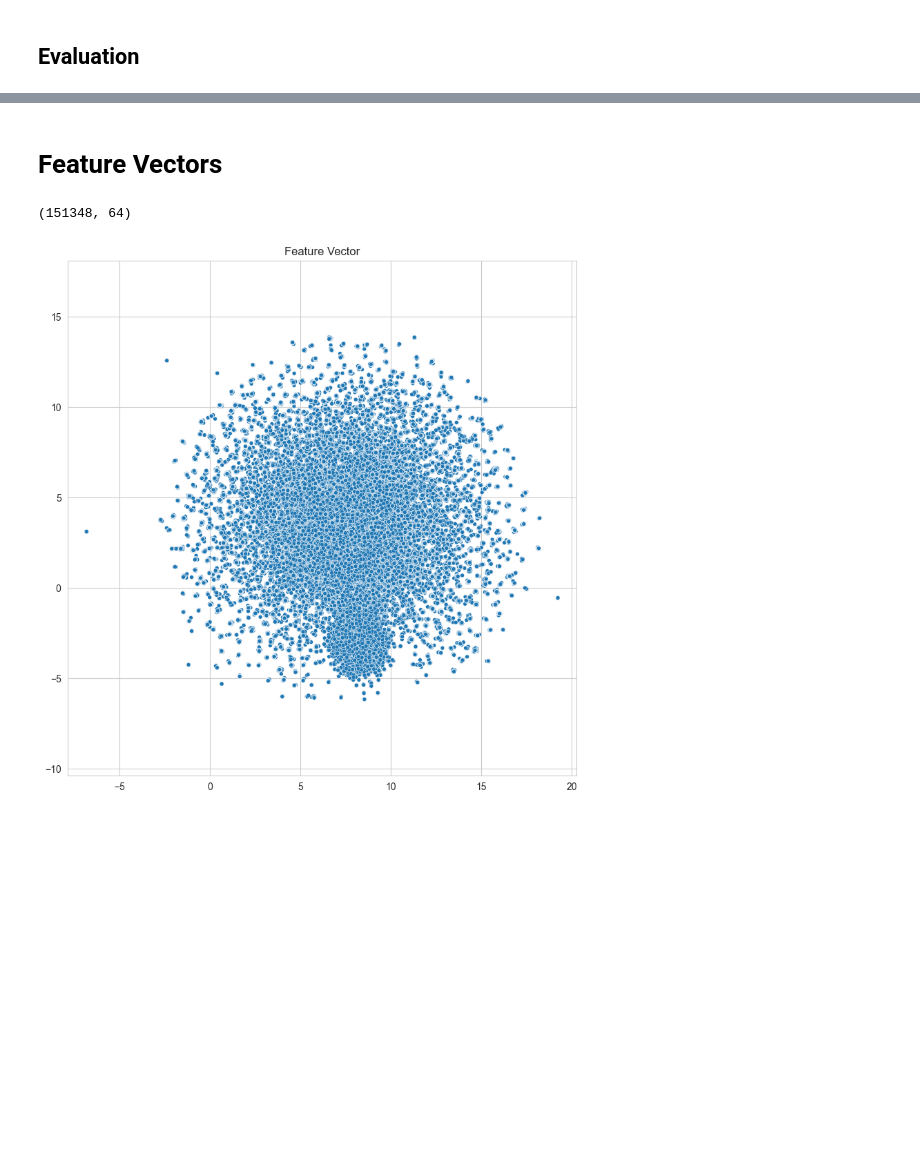
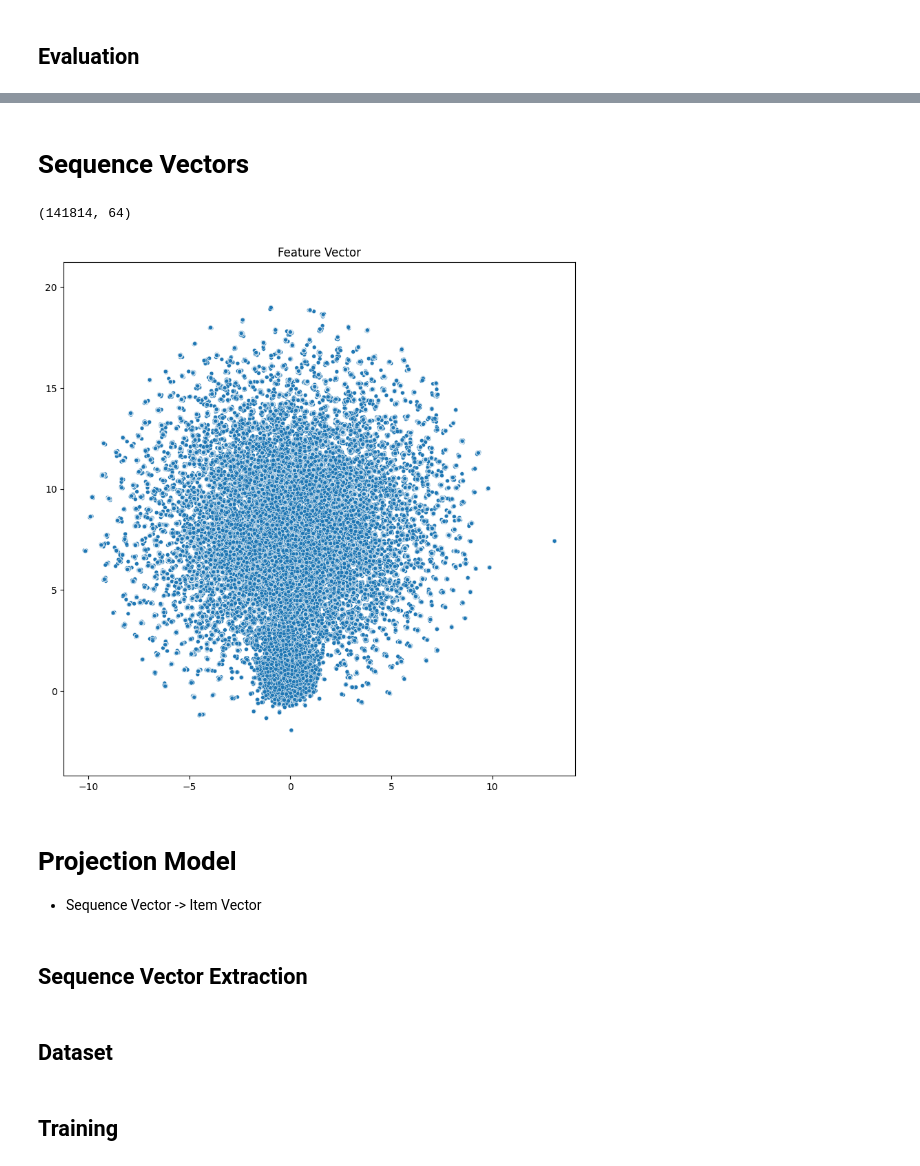
Before and after one commit to yg-hwang/recsys, a Jupyter notebook: 4_modeling_transformer/4_1_train_model.ipynb, the cells around one changed output, grey strips where cells are left out. Cells and saved outputs as stored; diff of their text form; code cells hidden in the pictures; blank space fills up the shorter version.

```diff
--- a/4_modeling_transformer/4_1_train_model.ipynb
+++ b/4_modeling_transformer/4_1_train_model.ipynb
@@ -196,15 +202,12 @@ train_dataloader = DataLoader(
 # %%
-device = "cpu"
-
 torch.autograd.set_detect_anomaly(True)
 
 # Model
-model = SimpleTransformerRec(**config)
+model = SimpleTransformerRec(**model_config)
 
 # Loss functions
 loss_funcs = {
-    target: torch.nn.CrossEntropyLoss(ignore_index=0).to(device)
-    for target in target_names
+    target: nn.CrossEntropyLoss(ignore_index=0).to(device) for target in target_names
 }
 
 # Optimizers
@@ -228,7 +231,7 @@ for epoch in range(n_epochs):
         optimizer.zero_grad()
         outputs = model(feature_sequences=feature_sequences, masks=masks)[1]
         losses = {target: 0 for target in target_names}
-        for target, dim in config["output_dims"].items():
+        for target, dim in model_config["output_dims"].items():
             batch_size = targets[target].size()[0]
 
             # logits_flat: (seq_len * batch_size, n_classes)
@@ -434,7 +437,7 @@ with torch.no_grad():
     ):
         outputs = model(feature_sequences=feature_sequences, masks=masks)[1]
 
-        for target, dim in config["output_dims"].items():
+        for target, dim in model_config["output_dims"].items():
             batch_size = targets[target].size()[0]
 
             # logits_flat: (batch_size * seq_len, n_classes)
@@ -508,5 +511,18 @@ plt.show()
 # %% [markdown]
-# Feature Vectors
+# Sequence Vectors
+# %%
+f = open(model_dir.joinpath("checkpoint/model_config.json"))
+model_config = json.load(f)
+
+model = SimpleTransformerRec(**model_config)
+model.load_state_dict(
+    torch.load(
+        f=model_dir.joinpath("checkpoint/model.pt"),
+        map_location=torch.device(device),
+        weights_only=True,
+    )
+)
+model = model.to(device)
 # %%
 df_tmp = df_seq_encoded[feature_names + ["mask", "y_item_id"]]
 
@@ -516,7 +532,7 @@ dataset = SequentialDataset(
 
 dataloader = DataLoader(dataset, batch_size=512, shuffle=False, pin_memory=False)
 
-user_vectors = []
+seq_vectors = []
 with torch.no_grad():
     for _, (feature_sequences, masks) in enumerate(
         tqdm(dataloader, total=len(dataloader))
@@ -524,26 +540,29 @@ with torch.no_grad():
         outputs = model(feature_sequences=feature_sequences, masks=masks)[0]
 
         outputs = outputs.detach().numpy()
-        user_vectors.extend([value / np.linalg.norm(value) for value in outputs])
+        seq_vectors.extend([value / np.linalg.norm(value) for value in outputs])
 
-df_user_vectors = df_seq_encoded[feature_names + ["y_item_id"]].copy()
-df_user_vectors["user_vectors"] = user_vectors
-user_vectors = np.array(df_user_vectors["user_vectors"].tolist())
+df_seq_vectors = df_seq_encoded[feature_names + ["y_item_id"]].copy()
+df_seq_vectors["vector"] = seq_vectors
+seq_vectors = np.array(df_seq_vectors["vector"].tolist())
 # %%
-user_vectors.shape
+seq_vectors.shape
 # %% [output]
-(151348, 64)
+(141814, 64)
 # %%
 reducer = umap.UMAP(metric="cosine", n_neighbors=15)
-embeddings = reducer.fit_transform(user_vectors)
+embeddings = reducer.fit_transform(seq_vectors)
 
 plt.figure(figsize=(8, 8))
 sns.scatterplot(
     x=embeddings[:, 0], y=embeddings[:, 1], size=0.3, palette="bright", legend=False
 )
 plt.gca().set_aspect("equal", "datalim")
 plt.tight_layout()
 plt.title("Feature Vector")
 plt.show()
 # %% [output]
-[figure, old version]
+[figure, new version]
+# %% [markdown]
+# Projection Model
+- Sequence Vector -> Item Vector
@@ -549,0 +575,2 @@ plt.show()
+# %% [markdown]
+## Sequence Vector Extraction
@@ -549,0 +593,2 @@ plt.show()
+# %% [markdown]
+## Dataset
@@ -549,0 +623,2 @@ plt.show()
+# %% [markdown]
+## Training
```
Also changed, not shown: parts of 19 cells of this notebook, 13 other files.
